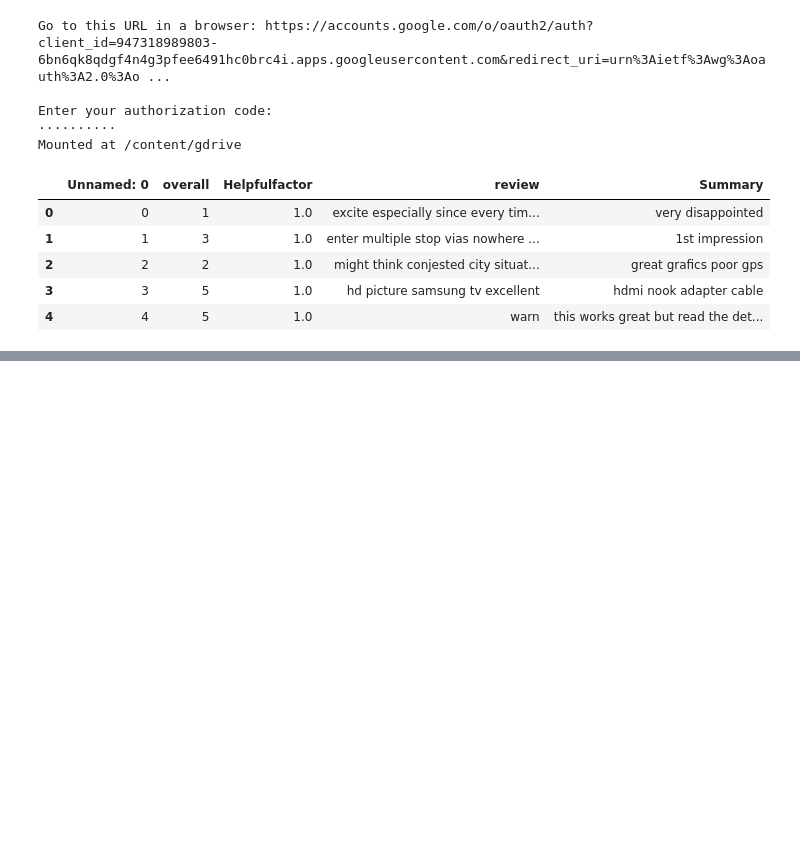
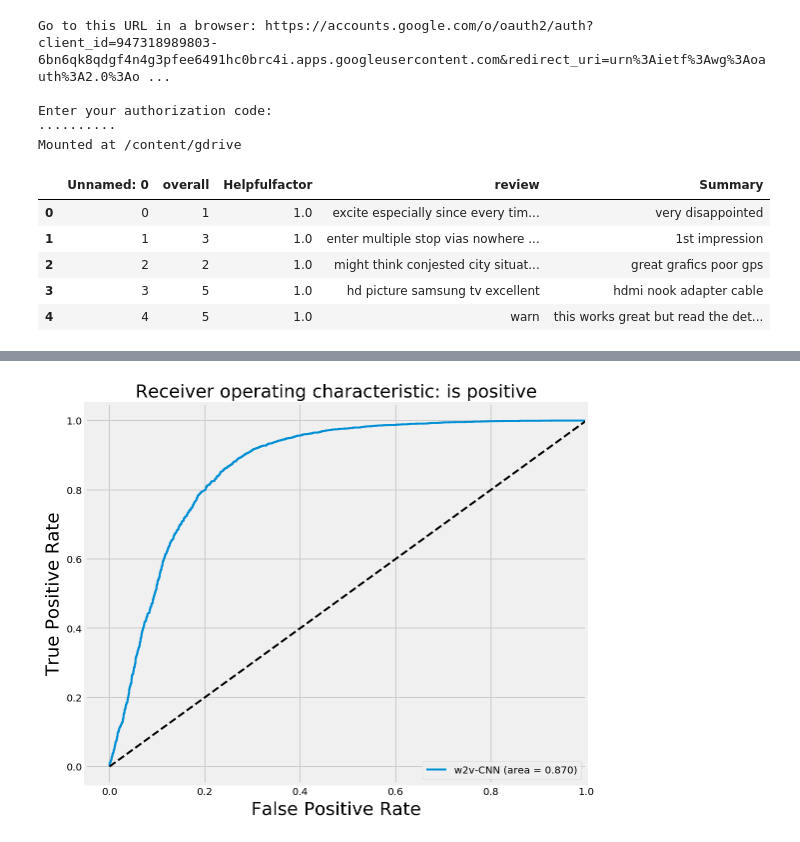
Before and after one commit to sysadminamit/HelpfulnessPrediction-of-Online-Review, a Jupyter notebook: Word2VecCustomCNN.ipynb, the cells around one changed output, grey strips where cells are left out. Saved outputs shown, nothing was run; the diff lists cells and outputs as text; code cells hidden in the pictures; blank space fills up the shorter version.

```diff
--- a/Word2VecCustomCNN.ipynb
+++ b/Word2VecCustomCNN.ipynb
@@ -330,0 +333,21 @@ model.evaluate(x=x_val_seq, y=y_validation)
+# %%
+yhat_cnn = model.predict(x_val_seq)
+# %%
+from sklearn.metrics import roc_curve, auc
+
+fpr_cnn, tpr_cnn, threshold = roc_curve(y_validation, yhat_cnn)
+roc_auc_nn = auc(fpr_cnn, tpr_cnn)
+plt.figure(figsize=(8,7))
+#plt.plot(fpr, tpr, label='tfidf-logit (area = %0.3f)' % roc_auc, linewidth=2)
+plt.plot(fpr_cnn, tpr_cnn, label='w2v-CNN (area = %0.3f)' % roc_auc_nn, linewidth=2)
+
+plt.plot([0, 1], [0, 1], 'k--', linewidth=2)
+plt.xlim([-0.05, 1.0])
+plt.ylim([-0.05, 1.05])
+plt.xlabel('False Positive Rate', fontsize=18)
+plt.ylabel('True Positive Rate', fontsize=18)
+plt.title('Receiver operating characteristic: is positive', fontsize=18)
+plt.legend(loc="lower right")
+plt.show()
+# %% [output]
+[figure, added]
```
Also changed, not shown: parts of 20 cells of this notebook.
